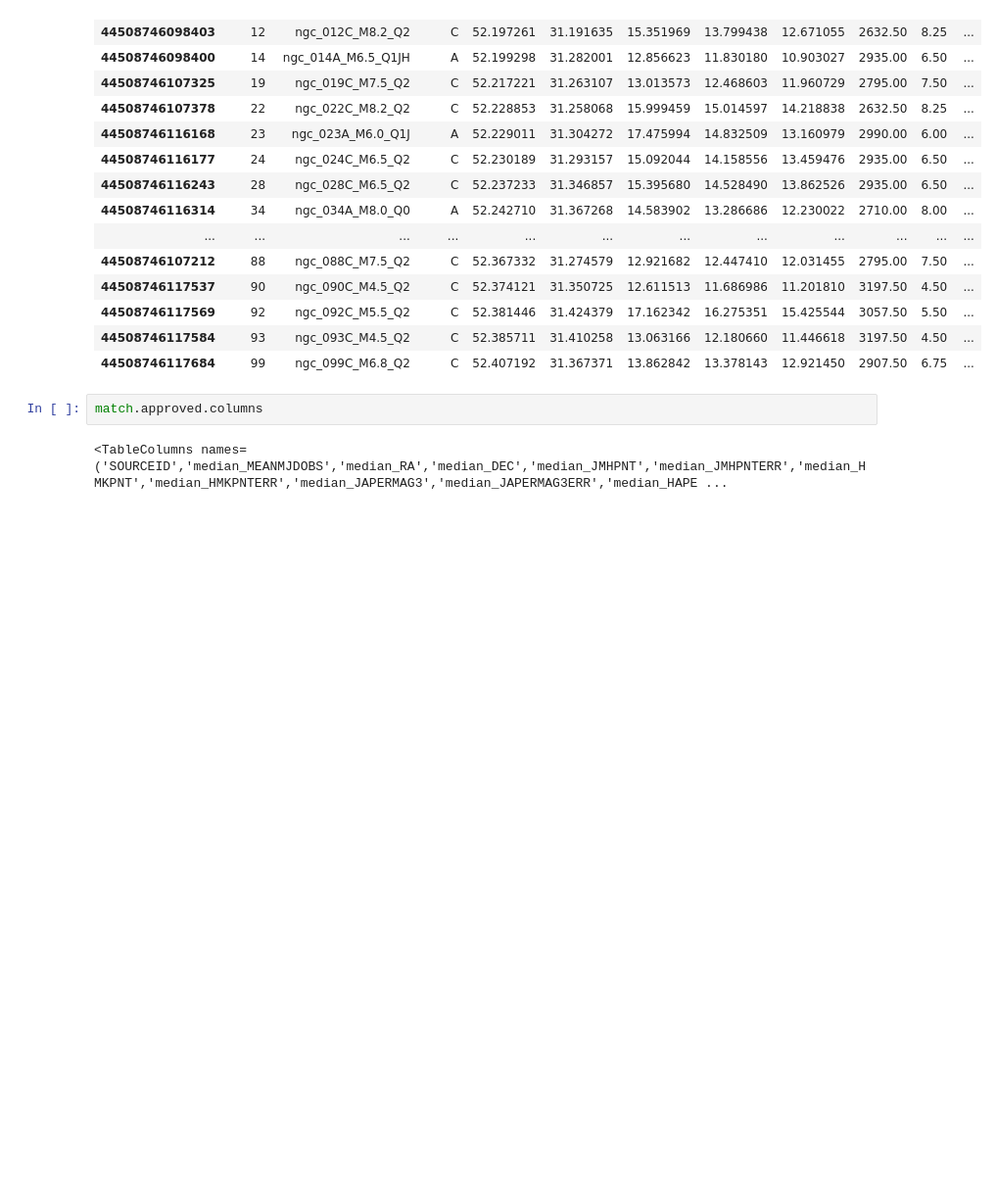
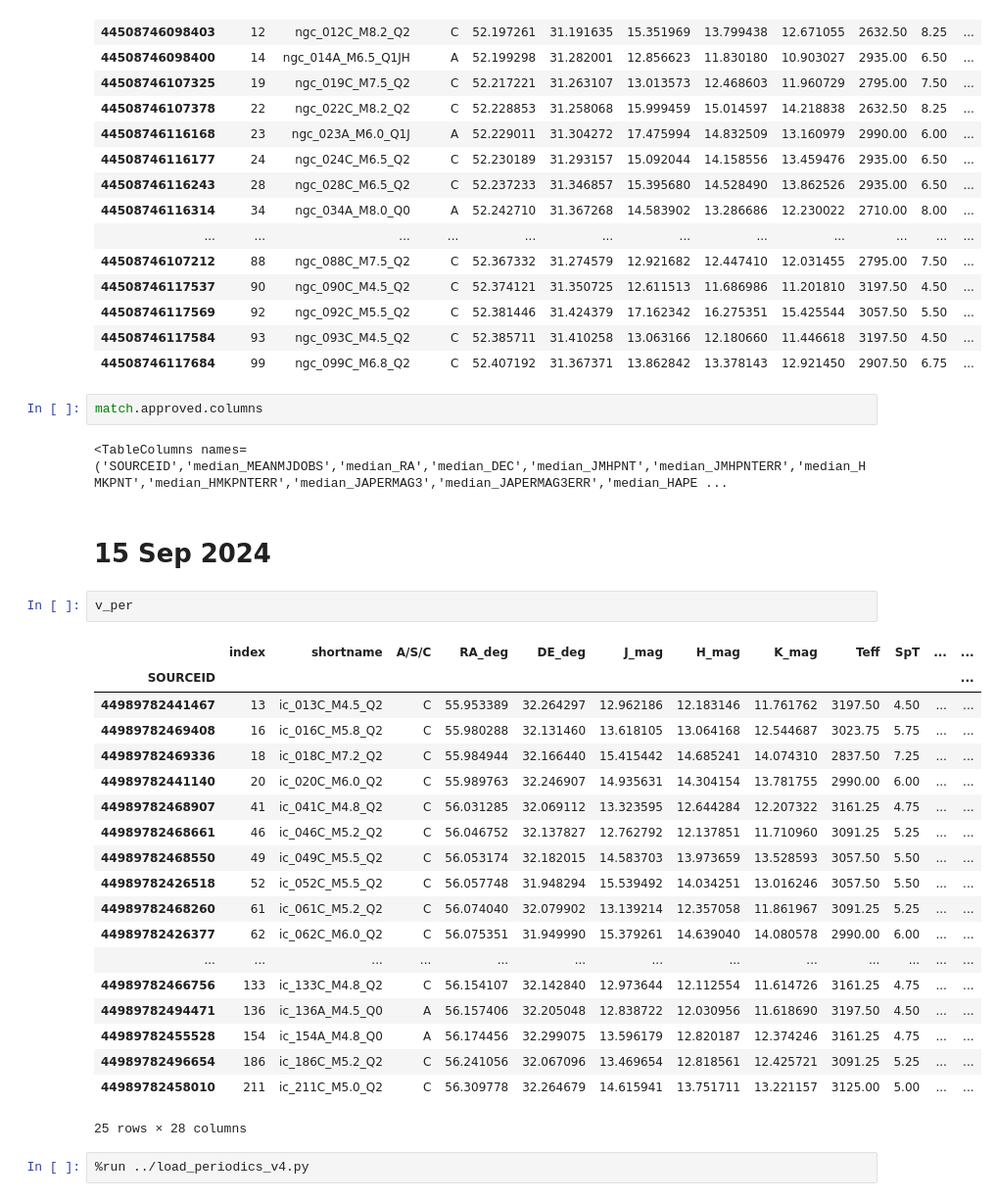
Before and after one commit to tomr-stargazer/Variability_Project_2020, a Jupyter notebook: wuvars/analysis/prototypes/Results summary.ipynb, the cells around one changed output. Shown at 98% size. Drawn from its saved outputs; the diff is of its cells as text; blank space fills up the shorter version.

```diff
--- a/wuvars/analysis/prototypes/Results summary.ipynb
+++ b/wuvars/analysis/prototypes/Results summary.ipynb
@@ -267,3 +266,29 @@ v_per
 match.approved.columns
 # %% [output]
 <TableColumns names=('SOURCEID','median_MEANMJDOBS','median_RA','median_DEC','median_JMHPNT','median_JMHPNTERR','median_HMKPNT','median_HMKPNTERR','median_JAPERMAG3','median_JAPERMAG3ERR','median_HAPE ...
+# %% [markdown]
+# 15 Sep 2024
+# %%
+v_per
+# %% [output]
+|  | index | shortname | A/S/C | RA_deg | DE_deg | J_mag | H_mag | K_mag | Teff | SpT | ... | ... |
+| SOURCEID |  |  |  |  |  |  |  |  |  |  |  | ... |
+| 44989782441467 | 13 | ic_013C_M4.5_Q2 | C | 55.953389 | 32.264297 | 12.962186 | 12.183146 | 11.761762 | 3197.50 | 4.50 | ... | ... |
+| 44989782469408 | 16 | ic_016C_M5.8_Q2 | C | 55.980288 | 32.131460 | 13.618105 | 13.064168 | 12.544687 | 3023.75 | 5.75 | ... | ... |
+| 44989782469336 | 18 | ic_018C_M7.2_Q2 | C | 55.984944 | 32.166440 | 15.415442 | 14.685241 | 14.074310 | 2837.50 | 7.25 | ... | ... |
+| 44989782441140 | 20 | ic_020C_M6.0_Q2 | C | 55.989763 | 32.246907 | 14.935631 | 14.304154 | 13.781755 | 2990.00 | 6.00 | ... | ... |
+| 44989782468907 | 41 | ic_041C_M4.8_Q2 | C | 56.031285 | 32.069112 | 13.323595 | 12.644284 | 12.207322 | 3161.25 | 4.75 | ... | ... |
+| 44989782468661 | 46 | ic_046C_M5.2_Q2 | C | 56.046752 | 32.137827 | 12.762792 | 12.137851 | 11.710960 | 3091.25 | 5.25 | ... | ... |
+| 44989782468550 | 49 | ic_049C_M5.5_Q2 | C | 56.053174 | 32.182015 | 14.583703 | 13.973659 | 13.528593 | 3057.50 | 5.50 | ... | ... |
+| 44989782426518 | 52 | ic_052C_M5.5_Q2 | C | 56.057748 | 31.948294 | 15.539492 | 14.034251 | 13.016246 | 3057.50 | 5.50 | ... | ... |
+| 44989782468260 | 61 | ic_061C_M5.2_Q2 | C | 56.074040 | 32.079902 | 13.139214 | 12.357058 | 11.861967 | 3091.25 | 5.25 | ... | ... |
+| 44989782426377 | 62 | ic_062C_M6.0_Q2 | C | 56.075351 | 31.949990 | 15.379261 | 14.639040 | 14.080578 | 2990.00 | 6.00 | ... | ... |
+| ... | ... | ... | ... | ... | ... | ... | ... | ... | ... | ... | ... | ... |
+| 44989782466756 | 133 | ic_133C_M4.8_Q2 | C | 56.154107 | 32.142840 | 12.973644 | 12.112554 | 11.614726 | 3161.25 | 4.75 | ... | ... |
+| 44989782494471 | 136 | ic_136A_M4.5_Q0 | A | 56.157406 | 32.205048 | 12.838722 | 12.030956 | 11.618690 | 3197.50 | 4.50 | ... | ... |
+| 44989782455528 | 154 | ic_154A_M4.8_Q0 | A | 56.174456 | 32.299075 | 13.596179 | 12.820187 | 12.374246 | 3161.25 | 4.75 | ... | ... |
+| 44989782496654 | 186 | ic_186C_M5.2_Q2 | C | 56.241056 | 32.067096 | 13.469654 | 12.818561 | 12.425721 | 3091.25 | 5.25 | ... | ... |
+| 44989782458010 | 211 | ic_211C_M5.0_Q2 | C | 56.309778 | 32.264679 | 14.615941 | 13.751711 | 13.221157 | 3125.00 | 5.00 | ... | ... |
+25 rows × 28 columns
+# %%
+%run ../load_periodics_v4.py
```
Also changed, not shown: parts of 6 cells of this notebook.
